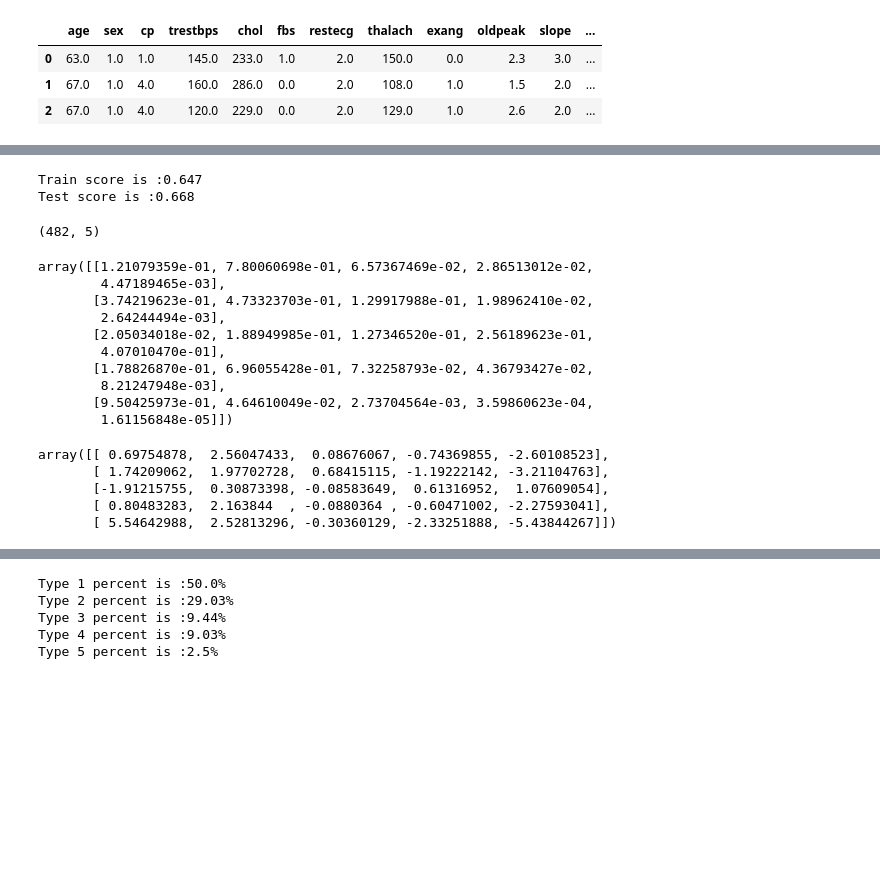
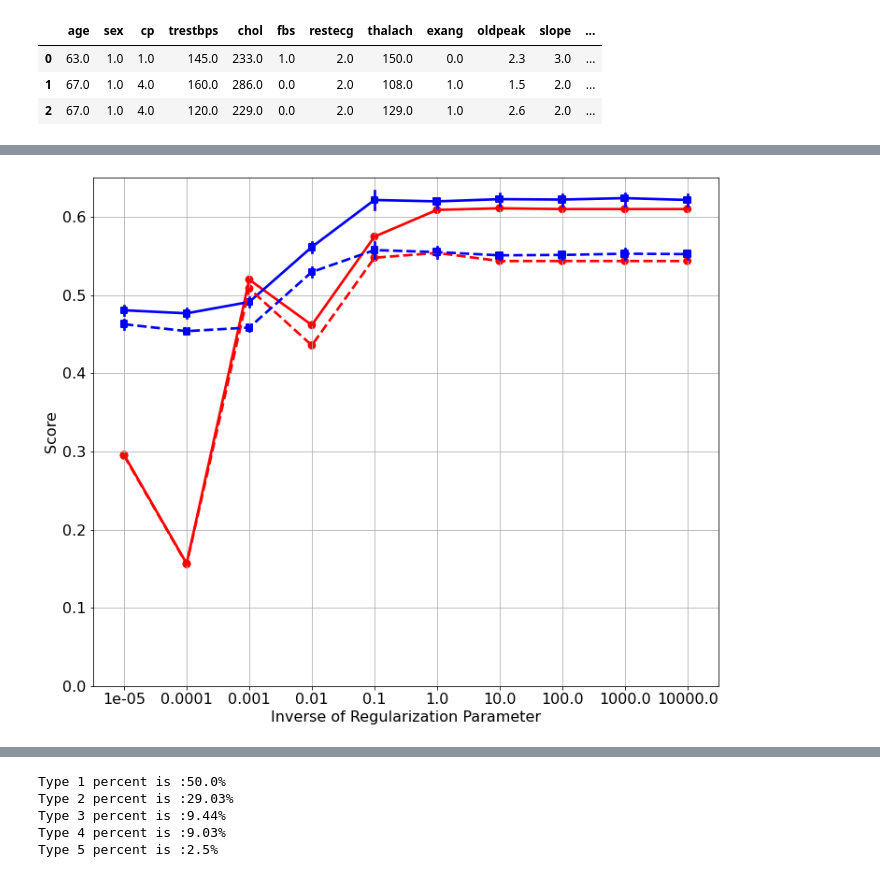
Before and after one commit to bkeshavarzi/Heart, a Jupyter notebook: LogistcRegression.ipynb, the cells around one changed output, grey strips where cells are left out. Saved outputs shown, nothing was run; the diff lists cells and outputs as text; code cells hidden in the pictures; blank space fills up the shorter version.

```diff
--- a/LogistcRegression.ipynb
+++ b/LogistcRegression.ipynb
@@ -237,39 +79,26 @@ ax[1]. set_ylim([0.25, 0.65]);
-# %%
-glm = LogisticRegression()
-glm.set_params(max_iter = 10000)
-glm.fit(X_train, Y_train)
-r2_train = np.round(glm.score(X_train, Y_train),3)
-r2_test  = np.round(glm.score(X_test, Y_test),3)
-print('Train score is :' + str(r2_train))
-print('Test score is :' + str(r2_test))
-# %% [output]
-Train score is :0.647
-Test score is :0.668
-# %%
-train_prob = glm.predict_proba(X_train)
-train_prob.shape
-# %% [output]
-(482, 5)
-# %%
-train_prob[:5,:]
-# %% [output]
-array([[1.21079359e-01, 7.80060698e-01, 6.57367469e-02, 2.86513012e-02,
-        4.47189465e-03],
-       [3.74219623e-01, 4.73323703e-01, 1.29917988e-01, 1.98962410e-02,
-        2.64244494e-03],
-       [2.05034018e-02, 1.88949985e-01, 1.27346520e-01, 2.56189623e-01,
-        4.07010470e-01],
-       [1.78826870e-01, 6.96055428e-01, 7.32258793e-02, 4.36793427e-02,
-        8.21247948e-03],
-       [9.50425973e-01, 4.64610049e-02, 2.73704564e-03, 3.59860623e-04,
-        1.61156848e-05]])
-# %%
-glm.decision_function(X_train)[:5,:]
-# %% [output]
-array([[ 0.69754878,  2.56047433,  0.08676067, -0.74369855, -2.60108523],
-       [ 1.74209062,  1.97702728,  0.68415115, -1.19222142, -3.21104763],
-       [-1.91215755,  0.30873398, -0.08583649,  0.61316952,  1.07609054],
-       [ 0.80483283,  2.163844  , -0.0880364 , -0.60471002, -2.27593041],
-       [ 5.54642988,  2.52813296, -0.30360129, -2.33251888, -5.43844267]])
+# %%
+fig, ax = plt.subplots(1,1, figsize = (12,10))
+
+df = glm_final_df.copy()
+
+sns.pointplot(data = df.loc[df['param_penalty']=='l1',:], x = 'param_C', y = 'mean_train_score', ax = ax, color = 'red',
+                 s = 120, markers = 'o',  legend=True)
+
+sns.pointplot(data = df.loc[df['param_penalty']=='l2',:], x = 'param_C', y = 'mean_train_score', ax = ax, color = 'blue',
+                 s = 120, markers = 's', legend=True)
+
+sns.pointplot(data = df.loc[df['param_penalty']=='l1',:], x = 'param_C', y = 'mean_test_score', ax = ax, color = 'red',
+                 s = 120, markers = 'o', linestyles = '--', legend=True)
+
+sns.pointplot(data = df.loc[df['param_penalty']=='l2',:], x = 'param_C', y = 'mean_test_score', ax = ax, color = 'blue',
+                 s = 120, markers = 's', linestyles = '--', legend=True)
+
+ax.tick_params(axis='both',labelsize=16)
+ax.set_xlabel('Inverse of Regularization Parameter', fontsize= 16)
+ax.set_ylabel('Score', fontsize= 16)
+ax.grid()
+ax. set_ylim([0, 0.65]);
+# %% [output]
+[figure, added]
 # %%
 from sklearn.metrics import confusion_matrix
```
Also changed, not shown: parts of 40 cells of this notebook, 59 other files.
